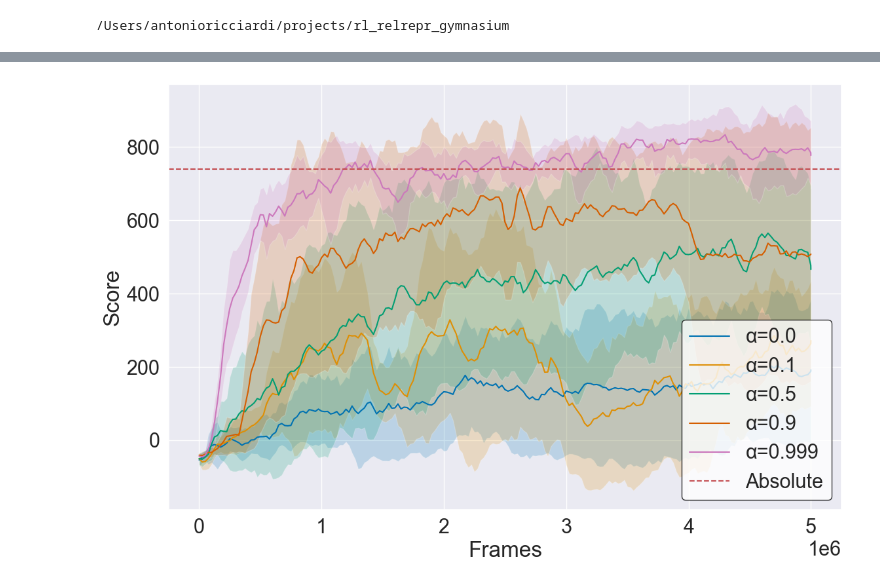
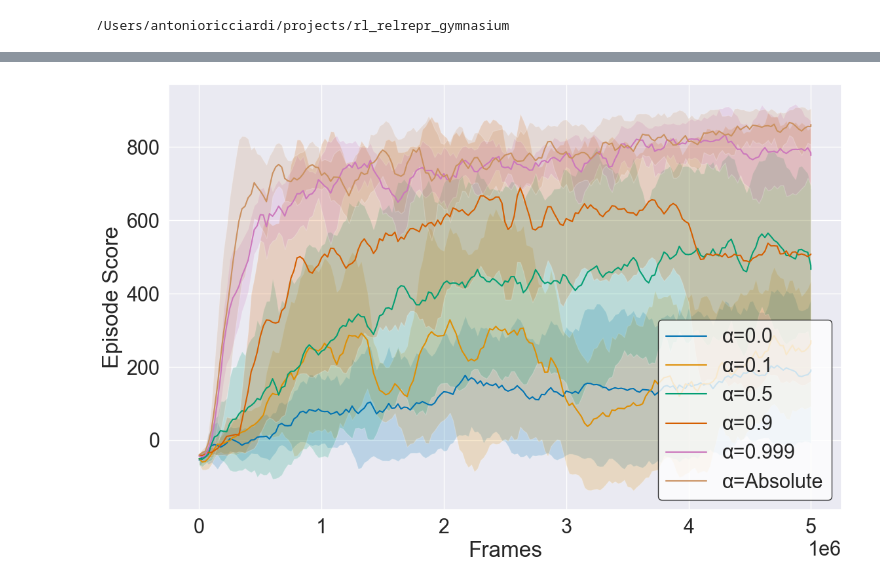
Before and after one commit to antoniopioricciardi/rl_relrepr_gymnasium, a Jupyter notebook: notebooks/paper_plots_curves.ipynb, the cells around one changed output, grey strips where cells are left out. Cells and saved outputs as stored; diff of their text form; code cells hidden in the pictures.

```diff
--- a/notebooks/paper_plots_curves.ipynb
+++ b/notebooks/paper_plots_curves.ipynb
@@ -188,6 +188,8 @@ for ema in emas:
     rewards[ema], frames[ema] = truncate_to_min_len_rewards(dframes[ema])
 
 rewards_baseline, frames_baseline = truncate_to_min_len_rewards(dframes_baseline)
+# truncate rewards_baseline to the minimum length of the other rewards
+rewards_baseline = rewards_baseline[:, :rewards[0.0].shape[1]]
 # %%
 # compute mean and std of rewards and frames, keep the min_l values
 mean_rewards = dict()
@@ -212,36 +262,42 @@ smoothed_std_rewards = dict()
 for ema in emas:
     smoothed_rewards[ema] = smooth_line_plot(mean_rewards[ema], smooth)
     smoothed_std_rewards[ema] = smooth_line_plot(std_rewards[ema], smooth)
 
+smoothed_rewards["Absolute"] = smooth_line_plot(mean_rewards_baseline, smooth)
+smoothed_std_rewards["Absolute"] = smooth_line_plot(std_rewards_baseline, smooth)
+emas.append(1000)
+
 # plot, with smoothing
 sns.set_theme(font_scale=2.0)
 sns.set_style("darkgrid")
 sns.set_palette("colorblind")  # Use colorblind-friendly palette
 plt.figure(figsize=(12, 8))  # Increase the height of the plot
 # set range for x axis to 5e5
 # plt.xlim(0, 5e6)
 for ema in emas:
+    if ema == 1000:
+        ema = 'Absolute'
     plt.plot(mean_frames, smoothed_rewards[ema], label=f'α={ema}')
     plt.fill_between(mean_frames, smoothed_rewards[ema]-smoothed_std_rewards[ema], smoothed_rewards[ema]+smoothed_std_rewards[ema], alpha=0.2)
 
-# Add baseline as a horizontal line
-baseline_mean_reward = np.mean(mean_rewards_baseline_100)
-plt.axhline(y=baseline_mean_reward, color='r', linestyle='--', label='Absolute')
+# # Add baseline as a horizontal line
+# baseline_mean_reward = np.mean(mean_rewards_baseline_100)
+# plt.axhline(y=baseline_mean_reward, color='r', linestyle='--', label='Absolute')
 
 lg = plt.legend(loc='lower right', facecolor='white') #prop={'size': 12},
 lg.get_frame().set_edgecolor('black')  # Set the legend border color to black
 
 plt.xlabel('Frames')
-plt.ylabel('Score')
+plt.ylabel('Episode Score')
 # tight
 plt.tight_layout()
 # save fig as pdf
 
 # check whether experiments/plots folder exists
 Path("experiments/plots").mkdir(parents=True, exist_ok=True)
 # replace slashes in env_name with underscores
 safe_env_name = env_name.replace('/', '_')
-plt.savefig(f'experiments/plots/{safe_env_name}_ema-comparison_smooth{smooth}_baseline.pdf', format='pdf')
+plt.savefig(f'experiments/plots/{safe_env_name}_ema-comparison_smooth{smooth}.pdf', format='pdf')
 plt.show()
 # %% [output]
-[figure, old version]
+[figure, new version]
```
Also changed, not shown: parts of 5 cells of this notebook, 6 other files.
